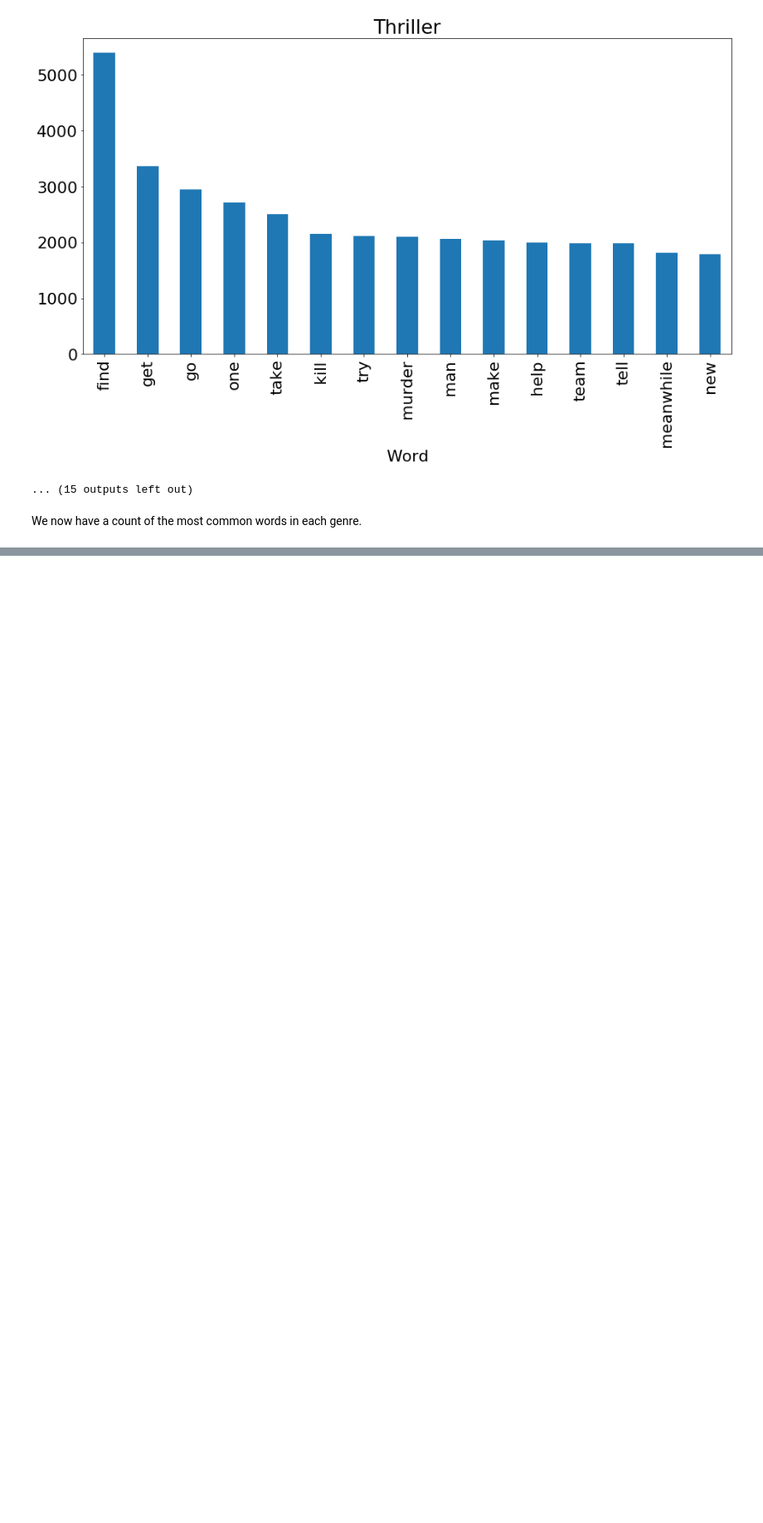
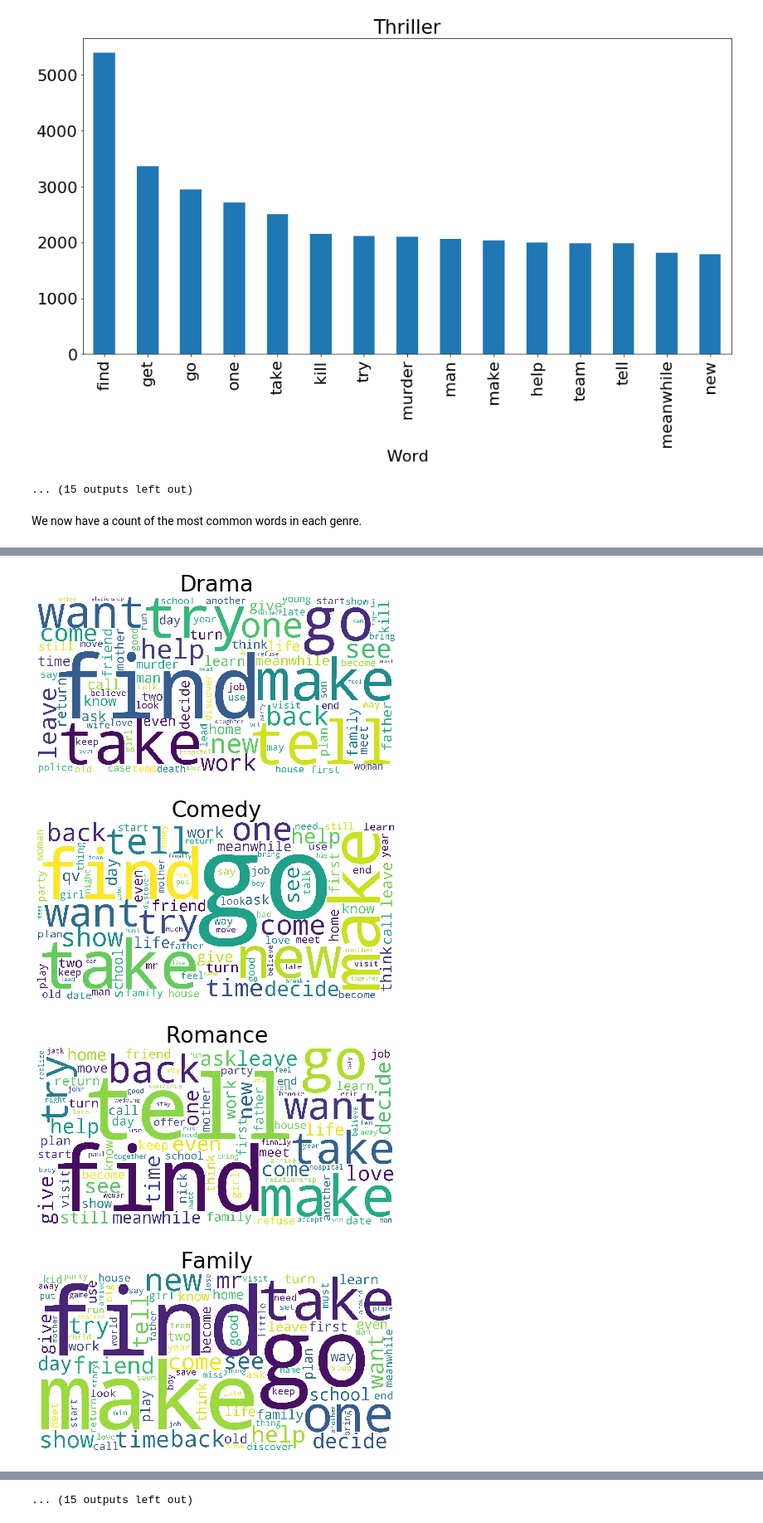
Before and after one commit to wonch002/Movie-Genre-Prediction, a Jupyter notebook: notebooks/Predicting_Movie_Genre.ipynb, the cells around one changed output, grey strips where cells are left out. Shown at 83% size. Drawn from its saved outputs; the diff is of its cells as text; code cells hidden in the pictures; blank space fills up the shorter version.

Commit message:
added word clouds

```diff
--- a/notebooks/Predicting_Movie_Genre.ipynb
+++ b/notebooks/Predicting_Movie_Genre.ipynb
@@ -549,0 +624,20 @@ We now have a count of the most common words in each genre.
+# %%
+from wordcloud import WordCloud
+
+for movie in movie_counts_df['Genre']:
+    all_words = get_all_words(movies[movies[movie] == 1]['plot_tokens_cleaned'].tolist())
+    fdist = FreqDist(all_words)
+    df = pd.DataFrame(fdist.most_common(100),columns=['Word','Count'])
+    wordcloud = WordCloud(width = 1600, height = 800,
+                background_color ='white',
+                min_font_size = 10).generate(df['Word'].to_string())
+    plt.title(movie)
+    plt.imshow(wordcloud)
+    plt.axis("off")
+    plt.tight_layout(pad = 0)
+    plt.show()
+# %% [output]
+[figure, added]
+[figure, added]
+[figure, added]
+[figure, added]
@@ -549,0 +652 @@ We now have a count of the most common words in each genre.
+... (15 outputs left out)
```
Also changed, not shown: parts of 18 cells of this notebook.
